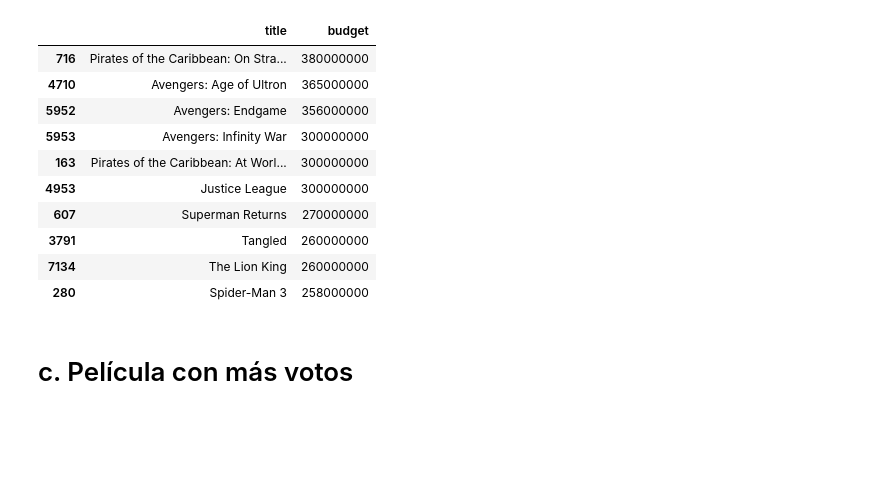
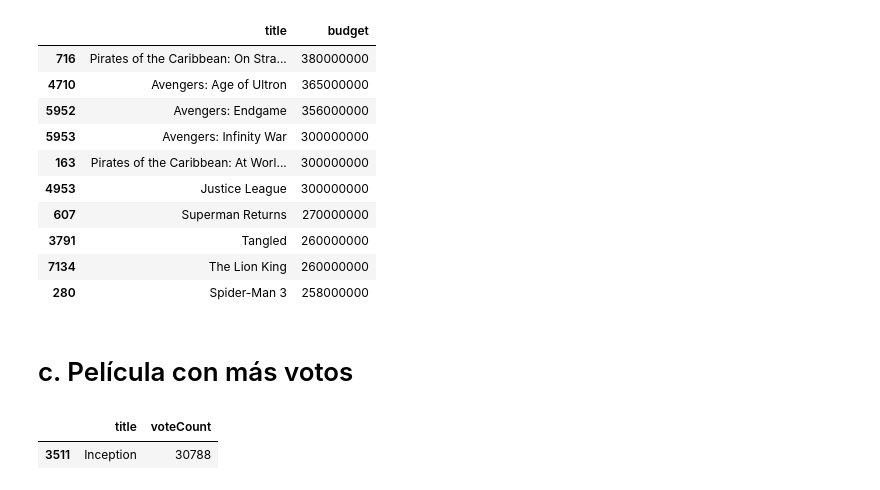
Before and after one commit to Sofiamishel2003/-An-lisis-Exploratorio, a Jupyter notebook: analisis exploratorio - movies.IPYNB, the cells around one changed output. Cells and saved outputs as stored; diff of their text form; code cells hidden in the pictures; blank space fills up the shorter version.

```diff
--- a/analisis exploratorio - movies.IPYNB
+++ b/analisis exploratorio - movies.IPYNB
@@ -31,3 +31,9 @@ top_budget_movies
 | 280 | Spider-Man 3 | 258000000 |
 # %% [markdown]
 # c. Película con más votos
+# %%
+most_voted_movie = df[['title', 'voteCount']].sort_values(by='voteCount', ascending=False).head(1)
+most_voted_movie
+# %% [output]
+|  | title | voteCount |
+| 3511 | Inception | 30788 |
```
Also changed, not shown: parts of 2 cells of this notebook.
